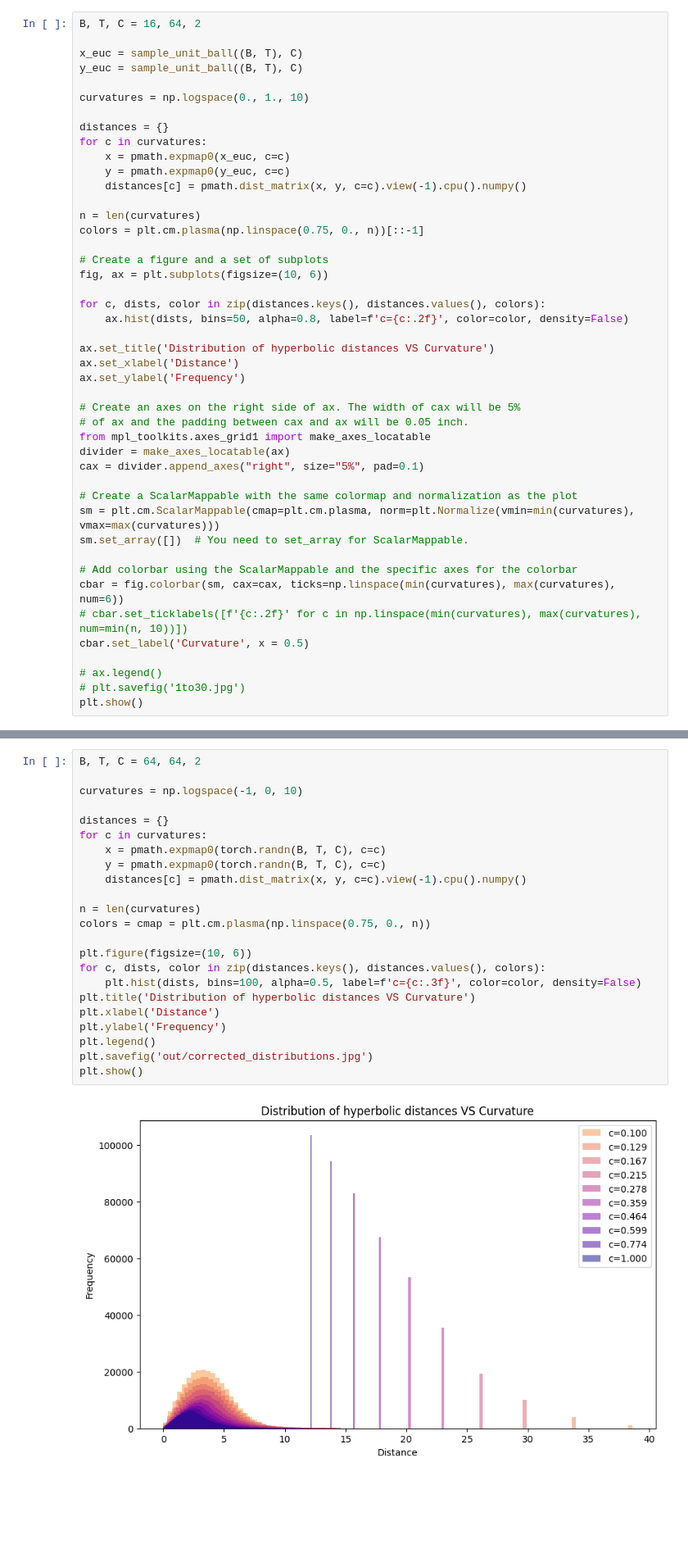
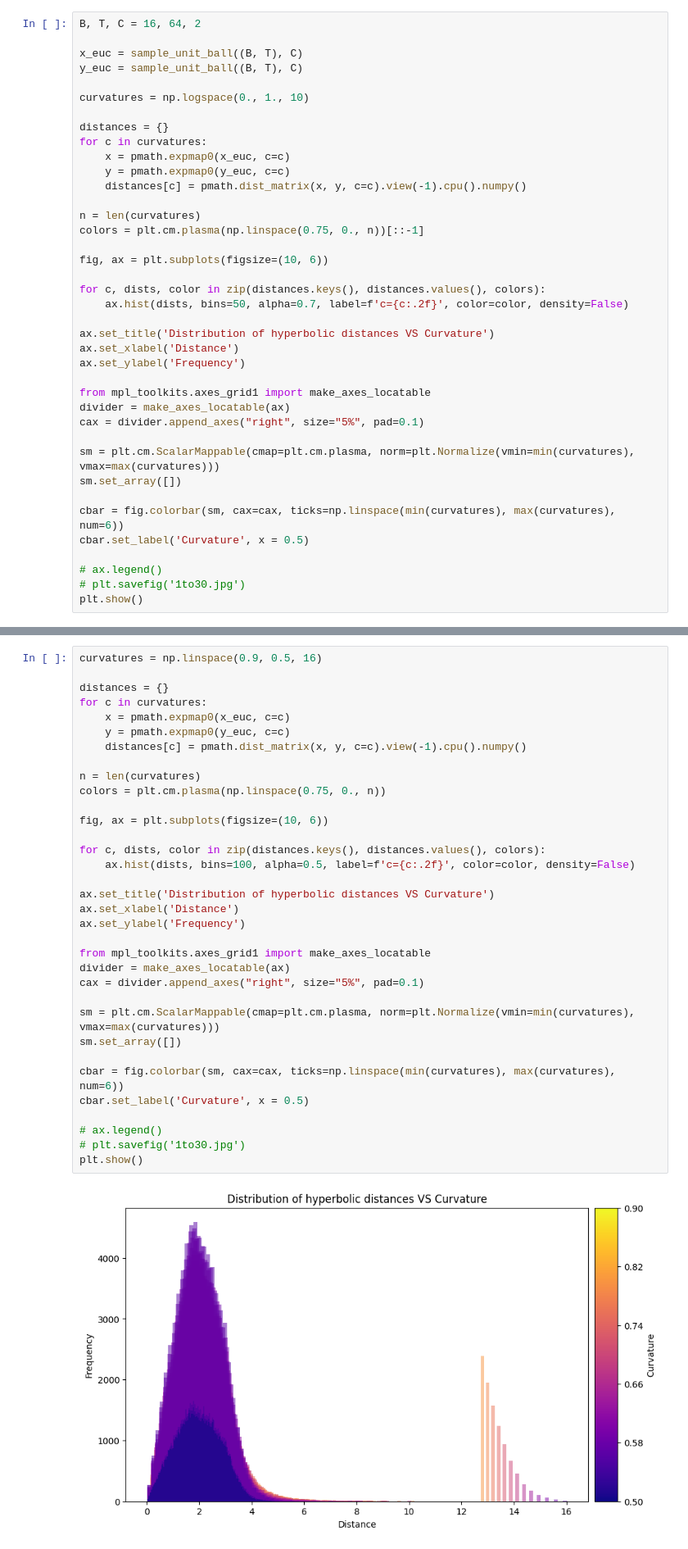
Before and after one commit to Alex2034/nanoGPT, a Jupyter notebook: distances.ipynb, the cells around one changed output, grey strips where cells are left out. Shown at 82% size. Saved outputs shown, nothing was run; the diff lists cells and outputs as text; blank space fills up the shorter version.

Commit message:
distances

```diff
--- a/distances.ipynb
+++ b/distances.ipynb
@@ -67,29 +67,23 @@ for c in curvatures:
 n = len(curvatures)
 colors = plt.cm.plasma(np.linspace(0.75, 0., n))[::-1]
 
-# Create a figure and a set of subplots
 fig, ax = plt.subplots(figsize=(10, 6))
 
 for c, dists, color in zip(distances.keys(), distances.values(), colors):
-    ax.hist(dists, bins=50, alpha=0.8, label=f'c={c:.2f}', color=color, density=False)
+    ax.hist(dists, bins=50, alpha=0.7, label=f'c={c:.2f}', color=color, density=False)
 
 ax.set_title('Distribution of hyperbolic distances VS Curvature')
 ax.set_xlabel('Distance')
 ax.set_ylabel('Frequency')
 
-# Create an axes on the right side of ax. The width of cax will be 5%
-# of ax and the padding between cax and ax will be 0.05 inch.
 from mpl_toolkits.axes_grid1 import make_axes_locatable
 divider = make_axes_locatable(ax)
 cax = divider.append_axes("right", size="5%", pad=0.1)
 
-# Create a ScalarMappable with the same colormap and normalization as the plot
 sm = plt.cm.ScalarMappable(cmap=plt.cm.plasma, norm=plt.Normalize(vmin=min(curvatures), vmax=max(curvatures)))
-sm.set_array([])  # You need to set_array for ScalarMappable.
+sm.set_array([])
 
-# Add colorbar using the ScalarMappable and the specific axes for the colorbar
 cbar = fig.colorbar(sm, cax=cax, ticks=np.linspace(min(curvatures), max(curvatures), num=6))
-# cbar.set_ticklabels([f'{c:.2f}' for c in np.linspace(min(curvatures), max(curvatures), num=min(n, 10))])
 cbar.set_label('Curvature', x = 0.5)
 
 # ax.legend()
@@ -98,27 +92,38 @@ plt.show()
 # %% [output]
 [figure]
 # %%
-B, T, C = 64, 64, 2
-
-curvatures = np.logspace(-1, 0, 10)
+curvatures = np.linspace(0.9, 0.5, 16)
 
 distances = {}
 for c in curvatures:
-    x = pmath.expmap0(torch.randn(B, T, C), c=c)
-    y = pmath.expmap0(torch.randn(B, T, C), c=c)
+    x = pmath.expmap0(x_euc, c=c)
+    y = pmath.expmap0(y_euc, c=c)
     distances[c] = pmath.dist_matrix(x, y, c=c).view(-1).cpu().numpy()
 
 n = len(curvatures)
-colors = cmap = plt.cm.plasma(np.linspace(0.75, 0., n))
+colors = plt.cm.plasma(np.linspace(0.75, 0., n))
 
-plt.figure(figsize=(10, 6))
+fig, ax = plt.subplots(figsize=(10, 6))
+
 for c, dists, color in zip(distances.keys(), distances.values(), colors):
-    plt.hist(dists, bins=100, alpha=0.5, label=f'c={c:.3f}', color=color, density=False)
-plt.title('Distribution of hyperbolic distances VS Curvature')
-plt.xlabel('Distance')
-plt.ylabel('Frequency')
-plt.legend()
-plt.savefig('out/corrected_distributions.jpg')
+    ax.hist(dists, bins=100, alpha=0.5, label=f'c={c:.2f}', color=color, density=False)
+
+ax.set_title('Distribution of hyperbolic distances VS Curvature')
+ax.set_xlabel('Distance')
+ax.set_ylabel('Frequency')
+
+from mpl_toolkits.axes_grid1 import make_axes_locatable
+divider = make_axes_locatable(ax)
+cax = divider.append_axes("right", size="5%", pad=0.1)
+
+sm = plt.cm.ScalarMappable(cmap=plt.cm.plasma, norm=plt.Normalize(vmin=min(curvatures), vmax=max(curvatures)))
+sm.set_array([])
+
+cbar = fig.colorbar(sm, cax=cax, ticks=np.linspace(min(curvatures), max(curvatures), num=6))
+cbar.set_label('Curvature', x = 0.5)
+
+# ax.legend()
+# plt.savefig('1to30.jpg')
 plt.show()
 # %% [output]
-[figure, old version]
+[figure, new version]
```
Also changed, not shown: parts of 11 cells of this notebook, 3 other files.
